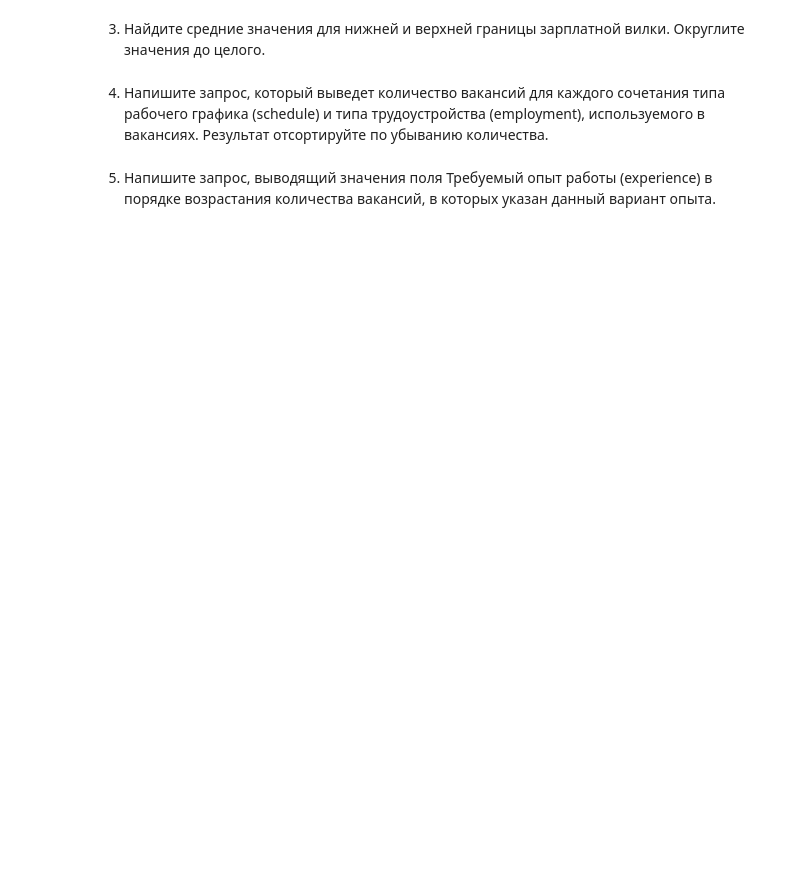
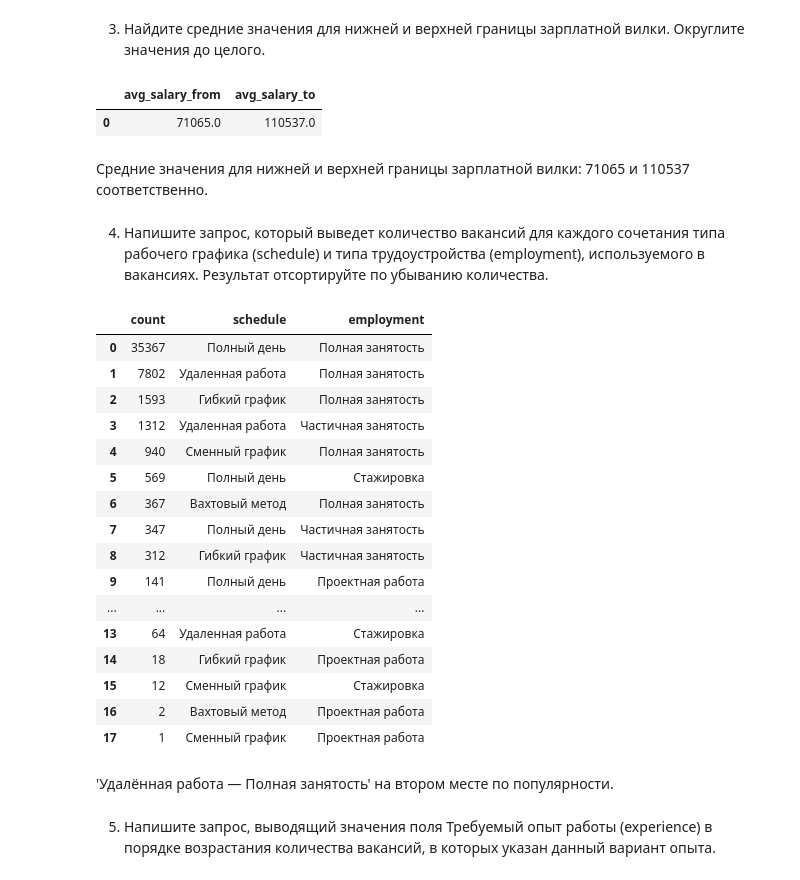
Before and after one commit to alexander-stratonov/Skillfactory, a Jupyter notebook: __127 поток/Блок 2. Подгрузка данных/PROJECT-2. Анализ вакансий из HeadHunter/Project_2_Ноутбук_шаблон.ipynb, the cells around one changed output. Drawn from its saved outputs; the diff is of its cells as text; code cells hidden in the pictures; blank space fills up the shorter version.

```diff
--- a/__127 поток/Блок 2. Подгрузка данных/PROJECT-2. Анализ вакансий из HeadHunter/Project_2_Ноутбук_шаблон.ipynb
+++ b/__127 поток/Блок 2. Подгрузка данных/PROJECT-2. Анализ вакансий из HeadHunter/Project_2_Ноутбук_шаблон.ipynb
@@ -24,3 +24,6 @@ connection = psycopg2.connect(
+# %%
+from sqlalchemy import create_engine
+connection = create_engine(f'postgresql+psycopg2://{USER}:{PASSWORD}@{HOST}:{PORT}/{DBNAME}')
 # %% [markdown]
 # Юнит 3. Предварительный анализ данных
 # %% [markdown]
@@ -97,4 +123,11 @@ df_3_4
 # %% [markdown]
 3. Найдите средние значения для нижней и верхней границы зарплатной вилки. Округлите значения до целого.
 # %%
-# текст запроса
+query_4_3 = '''select round(avg(v.salary_from)) avg_salary_from, round(avg(v.salary_to)) avg_salary_to
+           from public.vacancies v
+'''
+df_4_3 = pd.read_sql_query(query_4_3, connection)
+df_4_3
+# %% [output]
+|  | avg_salary_from | avg_salary_to |
+| 0 | 71065.0 | 110537.0 |
@@ -103,4 +134,30 @@ df_3_4
+# %% [markdown]
+Средние значения для нижней и верхней границы зарплатной вилки: 71065 и 110537 соответственно.
 # %% [markdown]
 4. Напишите запрос, который выведет количество вакансий для каждого сочетания типа рабочего графика (schedule) и типа трудоустройства (employment), используемого в вакансиях. Результат отсортируйте по убыванию количества.
 # %%
-# текст запроса
+query_4_4 = '''select count(*), v.schedule, v.employment
+           from public.vacancies v
+           group by 2,3
+           order by 1 desc
+'''
+df_4_4 = pd.read_sql_query(query_4_4, connection)
+df_4_4
+# %% [output]
+|  | count | schedule | employment |
+| 0 | 35367 | Полный день | Полная занятость |
+| 1 | 7802 | Удаленная работа | Полная занятость |
+| 2 | 1593 | Гибкий график | Полная занятость |
+| 3 | 1312 | Удаленная работа | Частичная занятость |
+| 4 | 940 | Сменный график | Полная занятость |
+| 5 | 569 | Полный день | Стажировка |
+| 6 | 367 | Вахтовый метод | Полная занятость |
+| 7 | 347 | Полный день | Частичная занятость |
+| 8 | 312 | Гибкий график | Частичная занятость |
+| 9 | 141 | Полный день | Проектная работа |
+| ... | ... | ... | ... |
+| 13 | 64 | Удаленная работа | Стажировка |
+| 14 | 18 | Гибкий график | Проектная работа |
+| 15 | 12 | Сменный график | Стажировка |
+| 16 | 2 | Вахтовый метод | Проектная работа |
+| 17 | 1 | Сменный график | Проектная работа |
@@ -109,2 +164,4 @@ df_3_4
+# %% [markdown]
+'Удалённая работа — Полная занятость' на втором месте по популярности.
 # %% [markdown]
 5. Напишите запрос, выводящий значения поля Требуемый опыт работы (experience) в порядке возрастания количества вакансий, в которых указан данный вариант опыта.
```
Also changed, not shown: parts of 28 cells of this notebook.
